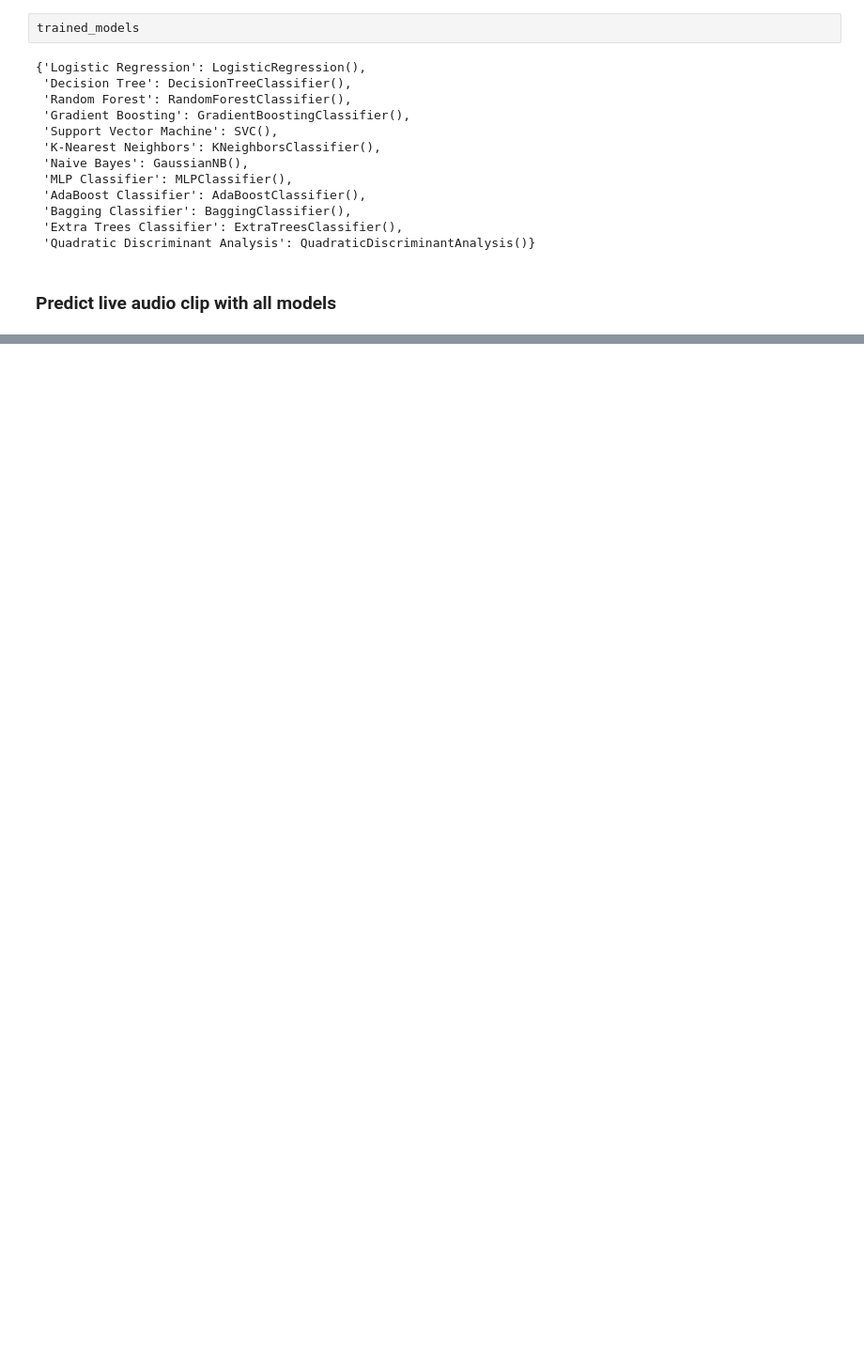
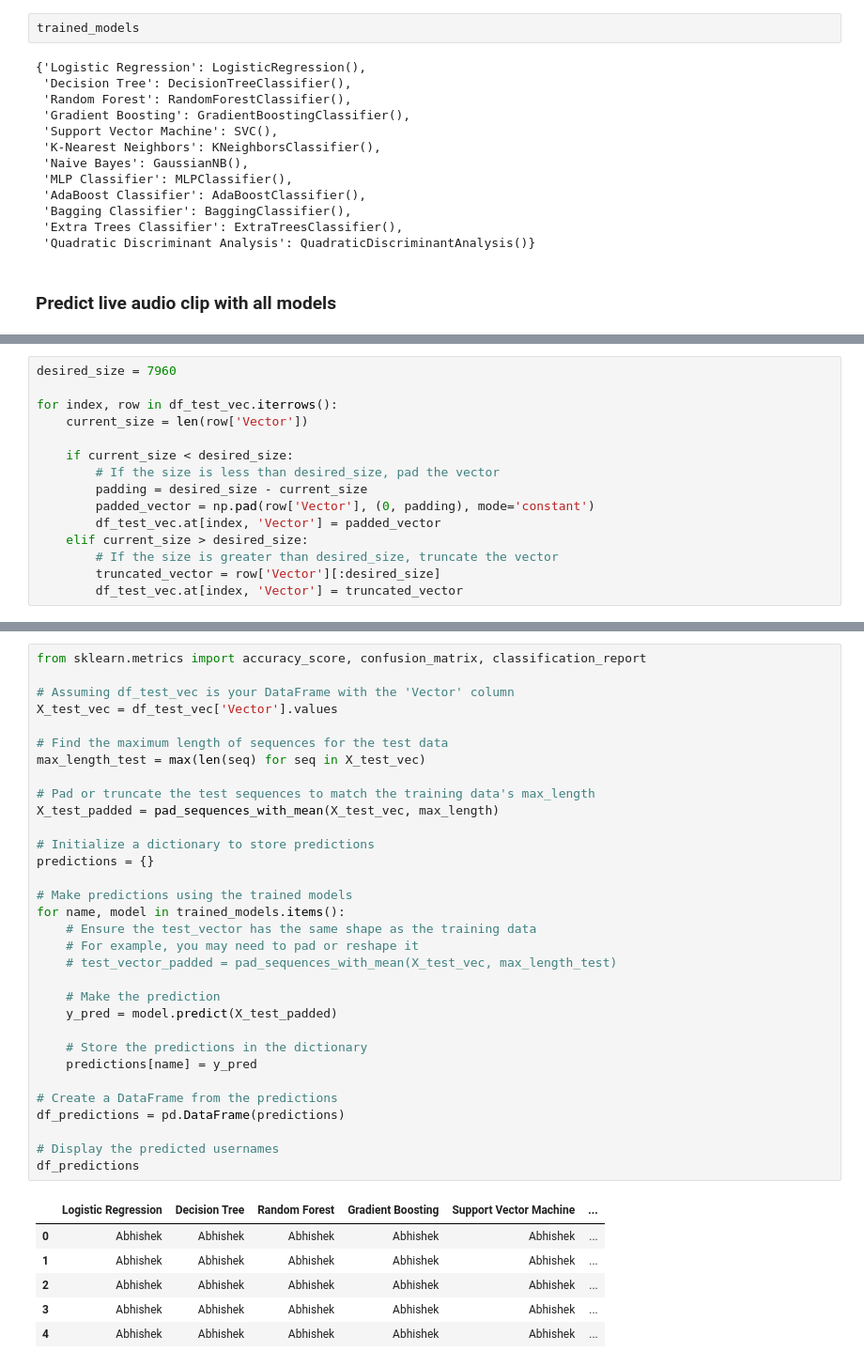
Before and after one commit to Arunanshu22/TVSM-Phoenix, a Jupyter notebook: Method 5/individual_word_multiple_models_dynamic_test.ipynb, the cells around one changed output, grey strips where cells are left out. Shown: that part at 94% size. Drawn from its saved outputs; the diff is of its cells as text; blank space fills up the shorter version.

Commit message:
commit: Working individual word predict with many ML model. Overfit on Abhishek data. Check TO DO

```diff
--- a/Method 5/individual_word_multiple_models_dynamic_test.ipynb
+++ b/Method 5/individual_word_multiple_models_dynamic_test.ipynb
@@ -370,0 +382,15 @@ NameError: name 'write' is not defined
+# %%
+desired_size = 7960
+
+for index, row in df_test_vec.iterrows():
+    current_size = len(row['Vector'])
+
+    if current_size < desired_size:
+        # If the size is less than desired_size, pad the vector
+        padding = desired_size - current_size
+        padded_vector = np.pad(row['Vector'], (0, padding), mode='constant')
+        df_test_vec.at[index, 'Vector'] = padded_vector
+    elif current_size > desired_size:
+        # If the size is greater than desired_size, truncate the vector
+        truncated_vector = row['Vector'][:desired_size]
+        df_test_vec.at[index, 'Vector'] = truncated_vector
@@ -370,0 +408,39 @@ NameError: name 'write' is not defined
+# %%
+from sklearn.metrics import accuracy_score, confusion_matrix, classification_report
+
+# Assuming df_test_vec is your DataFrame with the 'Vector' column
+X_test_vec = df_test_vec['Vector'].values
+
+# Find the maximum length of sequences for the test data
+max_length_test = max(len(seq) for seq in X_test_vec)
+
+# Pad or truncate the test sequences to match the training data's max_length
+X_test_padded = pad_sequences_with_mean(X_test_vec, max_length)
+
+# Initialize a dictionary to store predictions
+predictions = {}
+
+# Make predictions using the trained models
+for name, model in trained_models.items():
+    # Ensure the test_vector has the same shape as the training data
+    # For example, you may need to pad or reshape it
+    # test_vector_padded = pad_sequences_with_mean(X_test_vec, max_length_test)
+
+    # Make the prediction
+    y_pred = model.predict(X_test_padded)
+
+    # Store the predictions in the dictionary
+    predictions[name] = y_pred
+
+# Create a DataFrame from the predictions
+df_predictions = pd.DataFrame(predictions)
+
+# Display the predicted usernames
+df_predictions
+# %% [output]
+|  | Logistic Regression | Decision Tree | Random Forest | Gradient Boosting | Support Vector Machine | ... |
+| 0 | Abhishek | Abhishek | Abhishek | Abhishek | Abhishek | ... |
+| 1 | Abhishek | Abhishek | Abhishek | Abhishek | Abhishek | ... |
+| 2 | Abhishek | Abhishek | Abhishek | Abhishek | Abhishek | ... |
+| 3 | Abhishek | Abhishek | Abhishek | Abhishek | Abhishek | ... |
+| 4 | Abhishek | Abhishek | Abhishek | Abhishek | Abhishek | ... |
```
Also changed, not shown: parts of 6 cells of this notebook, 1 other file.
